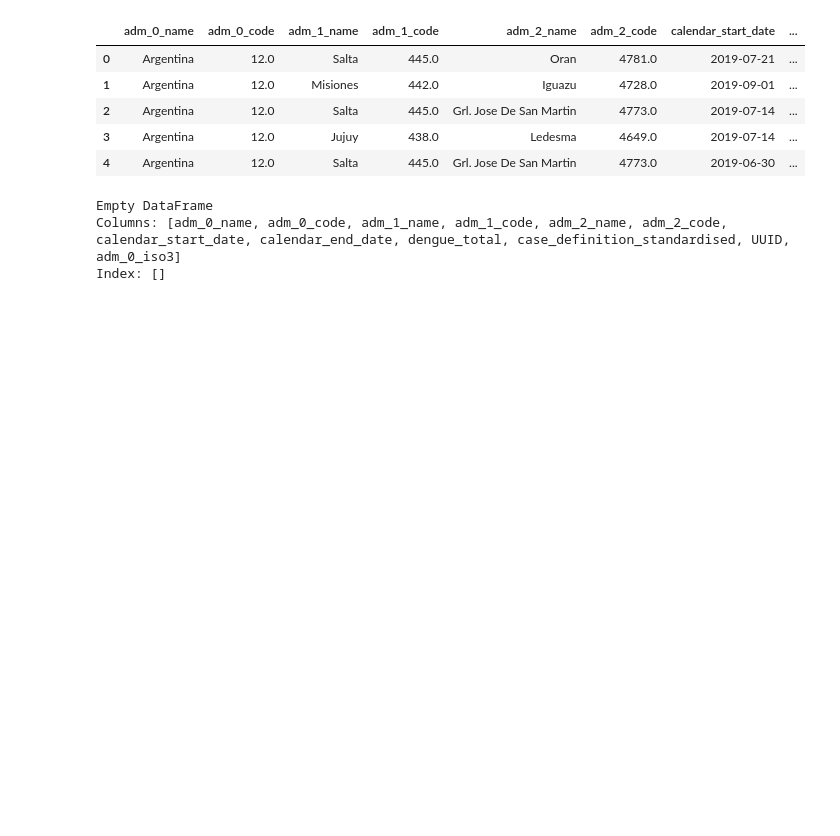
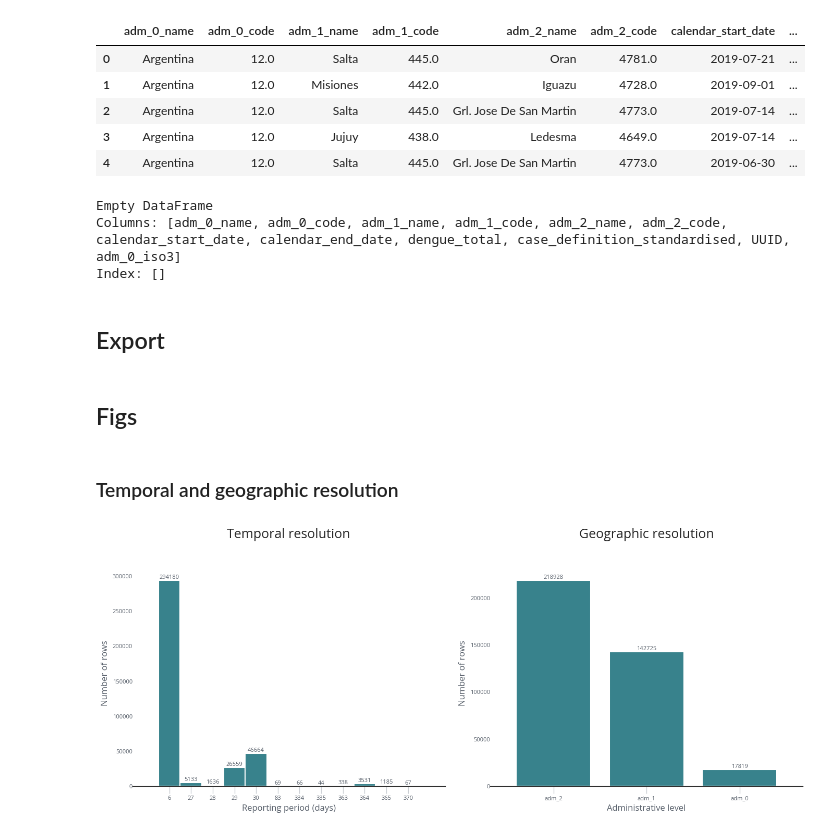
Before and after one commit to haileyrobertson/endemic-factors, a Jupyter notebook: src/ef_opendengue_cleaning.ipynb, the cells around one changed output. Cells and saved outputs as stored; diff of their text form; code cells hidden in the pictures; blank space fills up the shorter version.

```diff
--- a/src/ef_opendengue_cleaning.ipynb
+++ b/src/ef_opendengue_cleaning.ipynb
@@ -95,3 +203,5 @@ open_dengue['geo_resolution'] = open_dengue.apply(highest_geo_resolution, axis=1
 
 open_dengue['combined_place'] = open_dengue[['adm_2_name', 'adm_1_name', 'adm_0_name']].apply(
     lambda x: ', '.join([str(place) for place in x if pd.notna(place) and place != '']), axis=1)
+# %% [markdown]
+## Export
@@ -97,0 +211,43 @@ open_dengue['combined_place'] = open_dengue[['adm_2_name', 'adm_1_name', 'adm_0_
+# %% [markdown]
+## Figs
+# %% [markdown]
+### Temporal and geographic resolution
+# %%
+# Create the figure and two subplots
+fig, (ax1, ax2) = plt.subplots(1, 2, figsize=(14, 6))
+
+# First subplot: Number of rows by reporting period
+
+trying = pd.Categorical(open_dengue['date_diff'])
+reporting_period_counts = pd.Series(trying).value_counts().sort_index()
+# reporting_period_counts = open_dengue['date_diff'].value_counts().sort_index()
+
+bars = ax1.bar(reporting_period_counts.index.astype(str), reporting_period_counts.values, color = colors[1], width = 1)
+
+# Adding height labels above each bar
+for bar in bars:
+    height = bar.get_height()
+    ax1.text(bar.get_x() + bar.get_width() / 2, height, f'{int(height)}', ha='center', va='bottom', fontsize=8, color=chart[1])
+
+
+ax1.set_title('Temporal resolution')
+ax1.set_xlabel('Reporting period (days)')
+ax1.set_ylabel('Number of rows')
+
+# Second subplot: Number of rows by geographic resolution
+geo_resolution_counts = open_dengue['geo_resolution'].value_counts()
+bars2 = ax2.bar(geo_resolution_counts.index, geo_resolution_counts.values, color=colors[1])
+
+for bar2 in bars2:
+    height = bar2.get_height()
+    ax2.text(bar2.get_x() + bar2.get_width() / 2, height, f'{int(height)}', ha='center', va='bottom', fontsize=8, color=chart[1])
+
+ax2.set_title('Geographic resolution')
+ax2.set_xlabel('Administrative level')
+ax2.set_ylabel('Number of rows')
+
+# Display the plots
+plt.tight_layout()
+plt.show()
+# %% [output]
+[figure, added]
```
Also changed, not shown: parts of 12 cells of this notebook.
